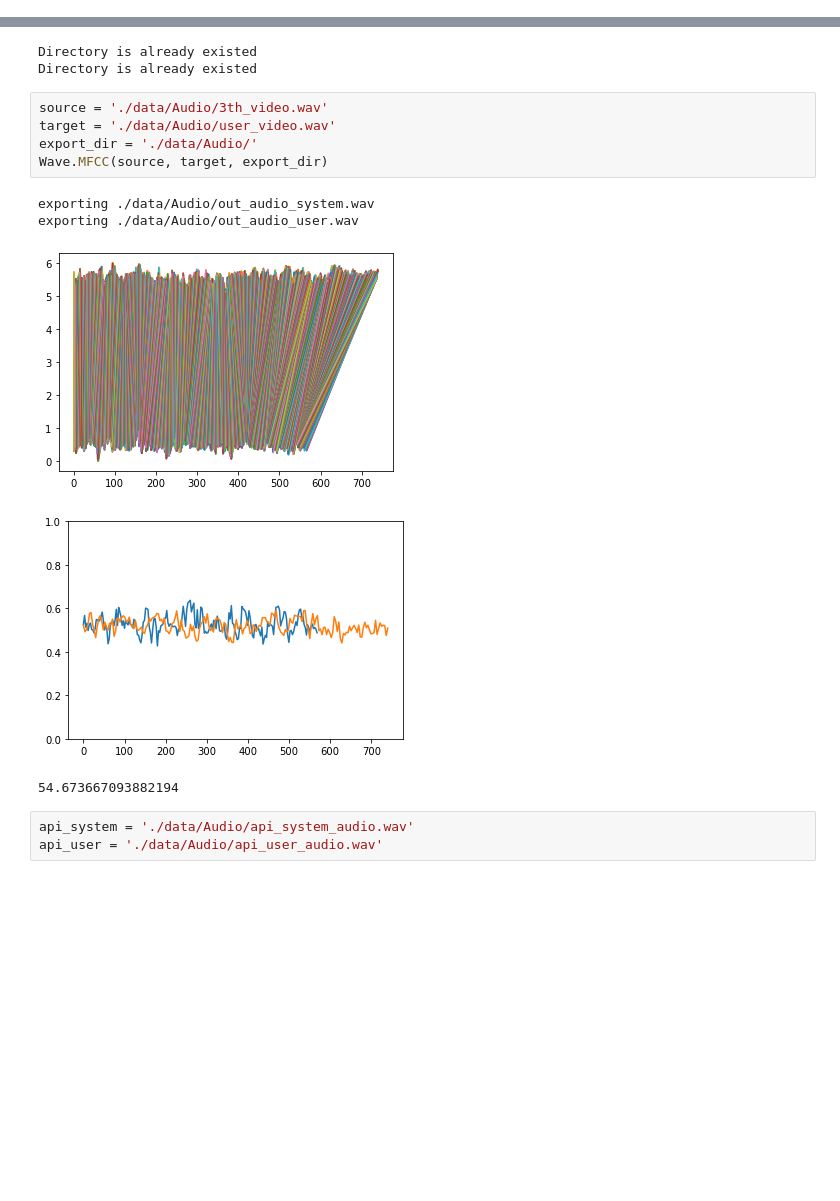
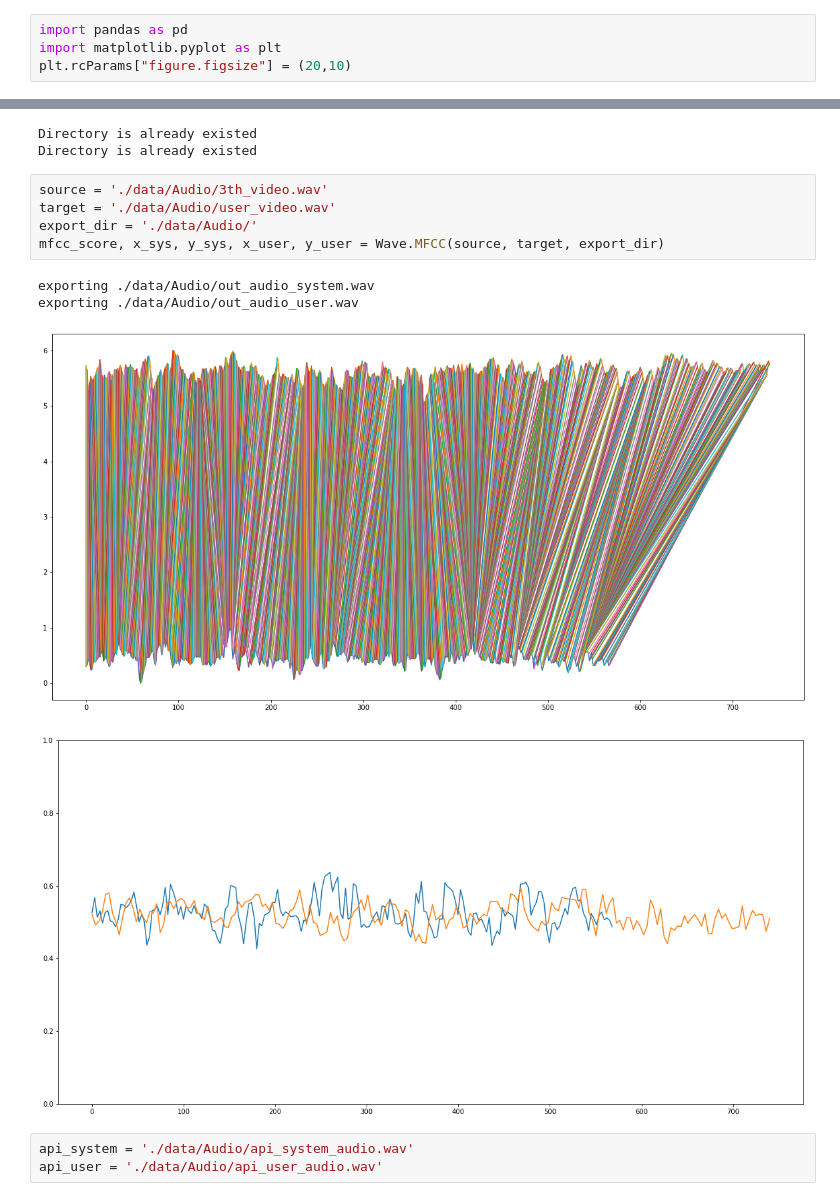
Before and after one commit to Ukjang/Help_me_Kingsis, a Jupyter notebook: prac.ipynb, the cells around one changed output, grey strips where cells are left out. Cells and saved outputs as stored; diff of their text form; blank space fills up the shorter version.

```diff
--- a/prac.ipynb
+++ b/prac.ipynb
@@ -14,3 +12,7 @@ ModuleNotFoundError: No module named 'dlib'
+# %%
+import pandas as pd
+import matplotlib.pyplot as plt
+plt.rcParams["figure.figsize"] = (20,10)
 # %% [markdown]
 ## Analysis inference
 # %%
@@ -84,14 +80,13 @@ Directory is already existed
 # %%
 source = './data/Audio/3th_video.wav'
 target = './data/Audio/user_video.wav'
 export_dir = './data/Audio/'
-Wave.MFCC(source, target, export_dir)
+mfcc_score, x_sys, y_sys, x_user, y_user = Wave.MFCC(source, target, export_dir)
 # %% [output]
 exporting ./data/Audio/out_audio_system.wav
 exporting ./data/Audio/out_audio_user.wav
-[figure, old version]
+[figure, new version]
-[figure, old version]
+[figure, new version]
-54.673667093882194
 # %%
 api_system = './data/Audio/api_system_audio.wav'
 api_user = './data/Audio/api_user_audio.wav'
```
Also changed, not shown: parts of 14 cells of this notebook.
